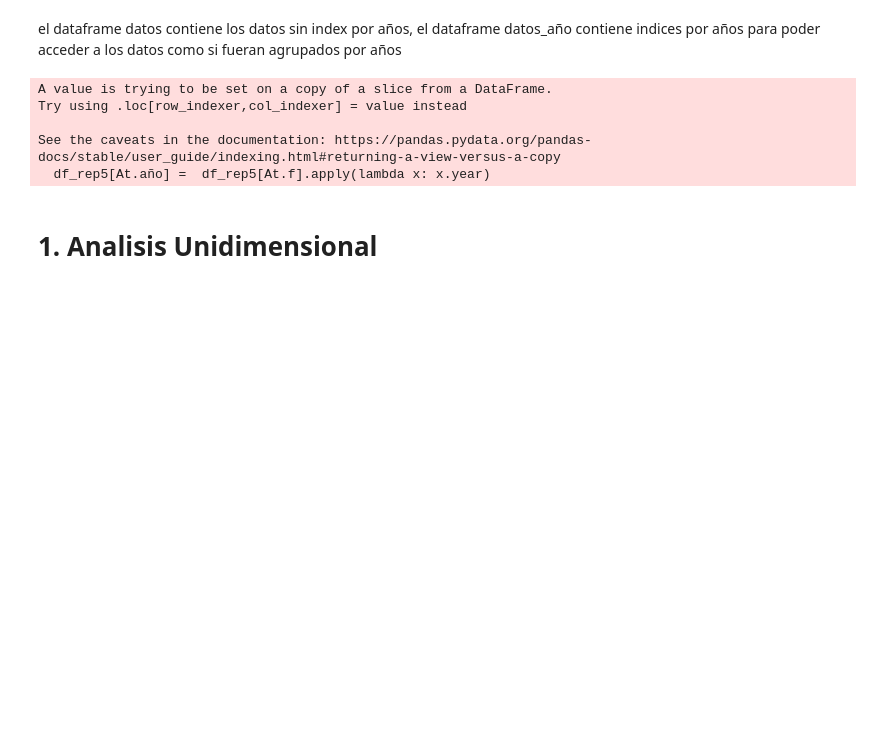
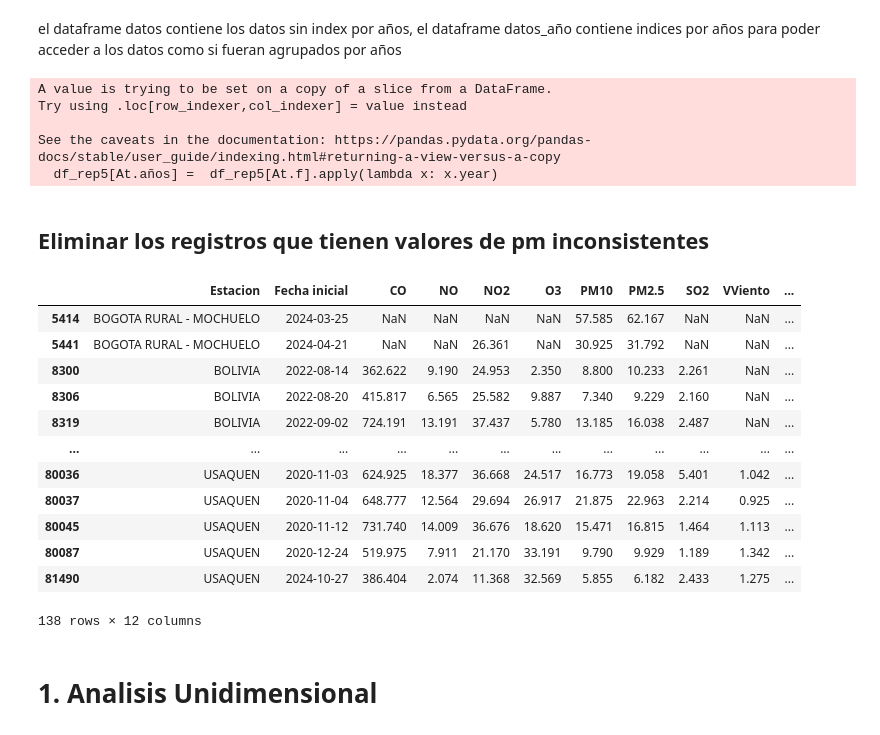
Before and after one commit to josejjgs1923/proyecto-analisis-calidad-aire-bogota, a Jupyter notebook: Analisis datos calidad aire.ipynb, the cells around one changed output. Drawn from its saved outputs; the diff is of its cells as text; code cells hidden in the pictures; blank space fills up the shorter version.

```diff
--- a/Analisis datos calidad aire.ipynb
+++ b/Analisis datos calidad aire.ipynb
@@ -211,15 +215,34 @@ plt.show()
 # %% [markdown]
  el dataframe datos contiene los datos sin index por años, el dataframe datos_año contiene indices  por años para poder acceder a los datos como si fueran agrupados por años
 # %%
-df_rep5[At.año] =  df_rep5[At.f].apply(lambda x: x.year)
-datos = df_rep5.drop([At.h10, At.hh, At.nox, At.so2_tr, At.tempcm], axis=1)
-datos_año = datos.set_index([At.año])
+df_rep5[At.años] =  df_rep5[At.f].apply(lambda x: x.year)
+variables_eliminar = [var for var in Otras]
+datos = df_rep5.drop(variables_eliminar, axis=1)
+datos_año = datos.set_index([At.años])
 # %% [output]
 A value is trying to be set on a copy of a slice from a DataFrame.
 Try using .loc[row_indexer,col_indexer] = value instead
 
 See the caveats in the documentation: https://pandas.pydata.org/pandas-docs/stable/user_guide/indexing.html#returning-a-view-versus-a-copy
-  df_rep5[At.año] =  df_rep5[At.f].apply(lambda x: x.year)
+  df_rep5[At.años] =  df_rep5[At.f].apply(lambda x: x.year)
+# %% [markdown]
+## Eliminar los registros que tienen valores de pm inconsistentes
+# %%
+datos = datos[datos[Var.pm10] >= datos[Var.pm2]]
+# %% [output]
+|  | Estacion | Fecha inicial | CO | NO | NO2 | O3 | PM10 | PM2.5 | SO2 | VViento | ... |
+| 5414 | BOGOTA RURAL - MOCHUELO | 2024-03-25 | NaN | NaN | NaN | NaN | 57.585 | 62.167 | NaN | NaN | ... |
+| 5441 | BOGOTA RURAL - MOCHUELO | 2024-04-21 | NaN | NaN | 26.361 | NaN | 30.925 | 31.792 | NaN | NaN | ... |
+| 8300 | BOLIVIA | 2022-08-14 | 362.622 | 9.190 | 24.953 | 2.350 | 8.800 | 10.233 | 2.261 | NaN | ... |
+| 8306 | BOLIVIA | 2022-08-20 | 415.817 | 6.565 | 25.582 | 9.887 | 7.340 | 9.229 | 2.160 | NaN | ... |
+| 8319 | BOLIVIA | 2022-09-02 | 724.191 | 13.191 | 37.437 | 5.780 | 13.185 | 16.038 | 2.487 | NaN | ... |
+| ... | ... | ... | ... | ... | ... | ... | ... | ... | ... | ... | ... |
+| 80036 | USAQUEN | 2020-11-03 | 624.925 | 18.377 | 36.668 | 24.517 | 16.773 | 19.058 | 5.401 | 1.042 | ... |
+| 80037 | USAQUEN | 2020-11-04 | 648.777 | 12.564 | 29.694 | 26.917 | 21.875 | 22.963 | 2.214 | 0.925 | ... |
+| 80045 | USAQUEN | 2020-11-12 | 731.740 | 14.009 | 36.676 | 18.620 | 15.471 | 16.815 | 1.464 | 1.113 | ... |
+| 80087 | USAQUEN | 2020-12-24 | 519.975 | 7.911 | 21.170 | 33.191 | 9.790 | 9.929 | 1.189 | 1.342 | ... |
+| 81490 | USAQUEN | 2024-10-27 | 386.404 | 2.074 | 11.368 | 32.569 | 5.855 | 6.182 | 2.433 | 1.275 | ... |
+138 rows × 12 columns
 # %% [markdown]
 # 1. Analisis Unidimensional
 # %%
```
Also changed, not shown: parts of 32 cells of this notebook.
